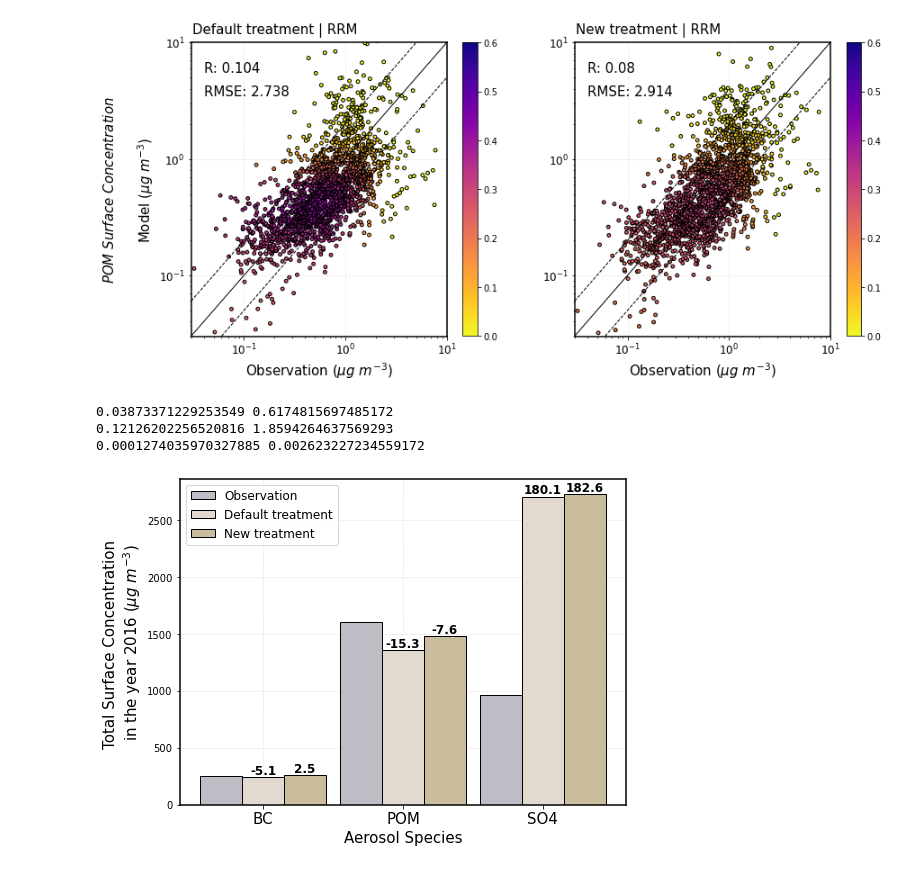
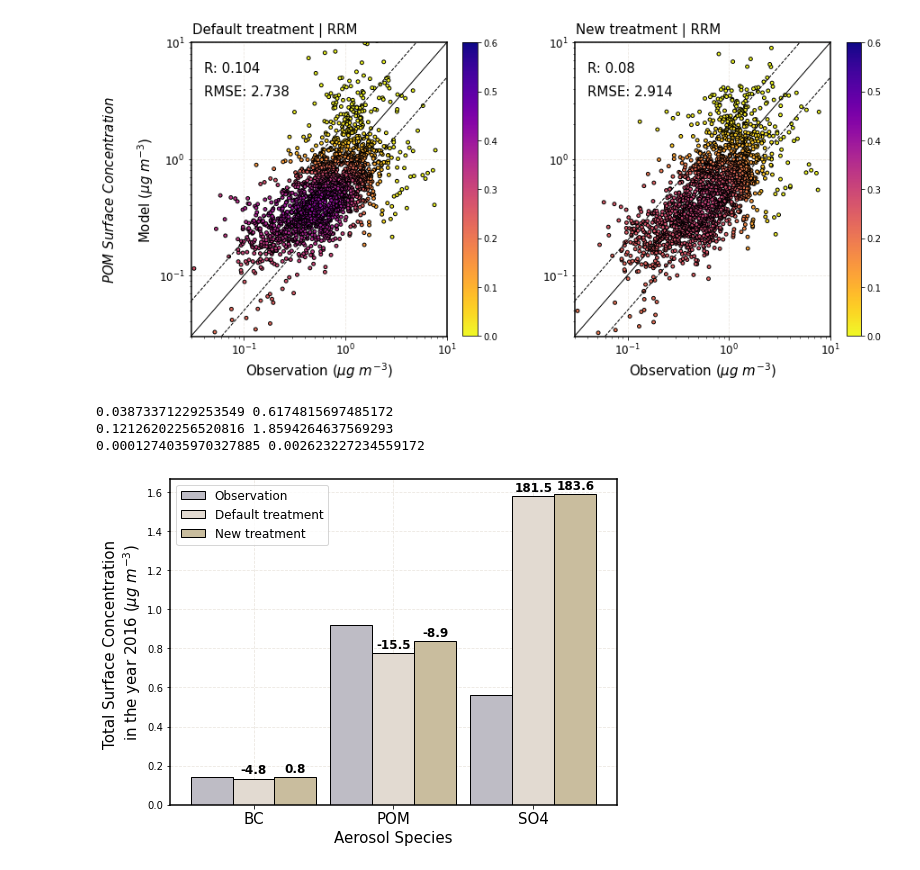
Before and after one commit to TaufiqHassan/e3sm_grid_analysis, a Jupyter notebook: FinalScatter.ipynb, the cells around one changed output. Cells and saved outputs as stored; diff of their text form; code cells hidden in the pictures.

Commit message:
mean biases

```diff
--- a/FinalScatter.ipynb
+++ b/FinalScatter.ipynb
@@ -406,9 +355,9 @@ for v in varbs:
     df_nona=get_emisMasked(df_nona,res,stat='diff',factor=0.68)
     df_monthly = df_nona.groupby('ncols_'+res).resample('1M').mean()
     df_annual = df_nona.groupby('ncols_'+res).resample('1Y').mean()
-    bc_obs.append(df_nona['obs'].sum())
-    bc_def.append(df_nona[v.lower()+'_RRM'].sum())
-    bc_se.append(df_nona['SE_'+v.lower()+'_RRM'].sum())
+    bc_obs.append(df_nona['obs'].mean())
+    bc_def.append(df_nona[v.lower()+'_RRM'].mean())
+    bc_se.append(df_nona['SE_'+v.lower()+'_RRM'].mean())
 
 barW = 0.3
 r1 = np.arange(len(bc_obs))
@@ -435,7 +384,7 @@ labels=['','','',str(bias_def[0]),str(bias_def[1]),str(bias_def[2]),str(bias_se[
 
 for react,label in zip(reacts,labels):
     height = react.get_height()
-    ax.text(react.get_x() + react.get_width()/2,height+1,label,ha="center",va='bottom',size=12,weight='bold')
+    ax.text(react.get_x() + react.get_width()/2,height+.01,label,ha="center",va='bottom',size=12,weight='bold')
 # %% [output]
 0.8932794619899266 1.7793017626844343
 2.9059262703584694 5.027095356795219
@@ -586,9 +485,9 @@ for v in varbs:
     df_nona=get_emisMasked(df_nona,res,stat='diff',factor=0.81)
     df_monthly = df_nona.groupby('ncols_'+res).resample('1M').mean()
     df_annual = df_nona.groupby('ncols_'+res).resample('1Y').mean()
-    bc_obs.append(df_monthly['obs'].sum())
-    bc_def.append(df_monthly[v.lower()+'_RRM'].sum())
-    bc_se.append(df_monthly['SE_'+v.lower()+'_RRM'].sum())
+    bc_obs.append(df_nona['obs'].mean())
+    bc_def.append(df_nona[v.lower()+'_RRM'].mean())
+    bc_se.append(df_nona['SE_'+v.lower()+'_RRM'].mean())
 
 barW = 0.3
 r1 = np.arange(len(bc_obs))
@@ -616,7 +515,9 @@ labels=['','','',str(bias_def[0]),str(bias_def[1]),str(bias_def[2]),str(bias_se[
 
 for react,label in zip(reacts,labels):
     height = react.get_height()
-    ax.text(react.get_x() + react.get_width()/2,height+1,label,ha="center",va='bottom',size=12,weight='bold')
+    ax.text(react.get_x() + react.get_width()/2,height+.01,label,ha="center",va='bottom',size=12,weight='bold')
+
+#plt.savefig('mean_relative_bias_bars_RRM.png',format='png',dpi=300,bbox_inches='tight',pad_inches=0.1)
 # %% [output]
 1.04345376262937 1.8490149256896862
 3.5207860338876107 5.078235011054572
@@ -690,39 +591,39 @@ for v in varbs:
     df_nona=get_emisInMasked(df_nona,res,stat='diff',factor=0.68)
     df_monthly = df_nona.groupby('ncols_'+res).resample('1M').mean()
     df_annual = df_nona.groupby('ncols_'+res).resample('1Y').mean()
-    bc_obs.append(df_monthly['obs'].sum())
-    bc_def.append(df_monthly[v.lower()+'_RRM'].sum())
-    bc_se.append(df_monthly['SE_'+v.lower()+'_RRM'].sum())
+    bc_obs.append(df_nona['obs'].mean())
+    bc_def.append(df_nona[v.lower()+'_RRM'].mean())
+    bc_se.append(df_nona['SE_'+v.lower()+'_RRM'].mean())
 
 barW = 0.3
 r1 = np.arange(len(bc_obs))
 r2 = [x+barW for x in r1]
 r3 = [x+barW for x in r2]
 
 plt.figure(figsize=(8,6))
 ax=plt.subplot(111)
 plt.bar(r1, bc_obs, width=barW, edgecolor='k', color='#BEBCC5', label='Observation',zorder=2)
 plt.bar(r2, bc_def, width=barW, edgecolor='k', color='#E2DAD1', label='Default treatment',zorder=2)
 plt.bar(r3, bc_se, width=barW, edgecolor='k', color='#C9BD9E', label='New treatment',zorder=2)
 plt.grid(linestyle='--',color='#EBE7E0',zorder=1)
 plt.ylabel('Total Surface Concentration \nin the year 2016 ($\u03BCg\ m^{-3}$)',fontsize=15)
 plt.xlabel('Aerosol Species',fontsize=15)
 plt.legend(fontsize=12)
 plt.setp(ax.spines.values(),lw=1.5)
 ax.set_xticks([0.3,1.3,2.3])
 ax.set_xticklabels(['BC','POM','SO4'],fontsize=15)
 
 ## Estimate relative biases
 bias_def = np.around(((np.array(bc_def)-np.array(bc_obs))/abs(np.array(bc_obs)))*100,1)
 bias_se = np.around(((np.array(bc_se)-np.array(bc_obs))/abs(np.array(bc_obs)))*100,1)
 reacts = ax.patches
 labels=['','','',str(bias_def[0]),str(bias_def[1]),str(bias_def[2]),str(bias_se[0]),str(bias_se[1]),str(bias_se[2])]
 
 for react,label in zip(reacts,labels):
     height = react.get_height()
-    ax.text(react.get_x() + react.get_width()/2,height+1,label,ha="center",va='bottom',size=12,weight='bold')
+    ax.text(react.get_x() + react.get_width()/2,height+0.01,label,ha="center",va='bottom',size=12,weight='bold')
 # %% [output]
 0.03873371229253549 0.6174815697485172
 0.12126202256520816 1.8594264637569293
 0.0001274035970327885 0.002623227234559172
-[figure, old version]
+[figure, new version]
```
Also changed, not shown: parts of 6 cells of this notebook.
